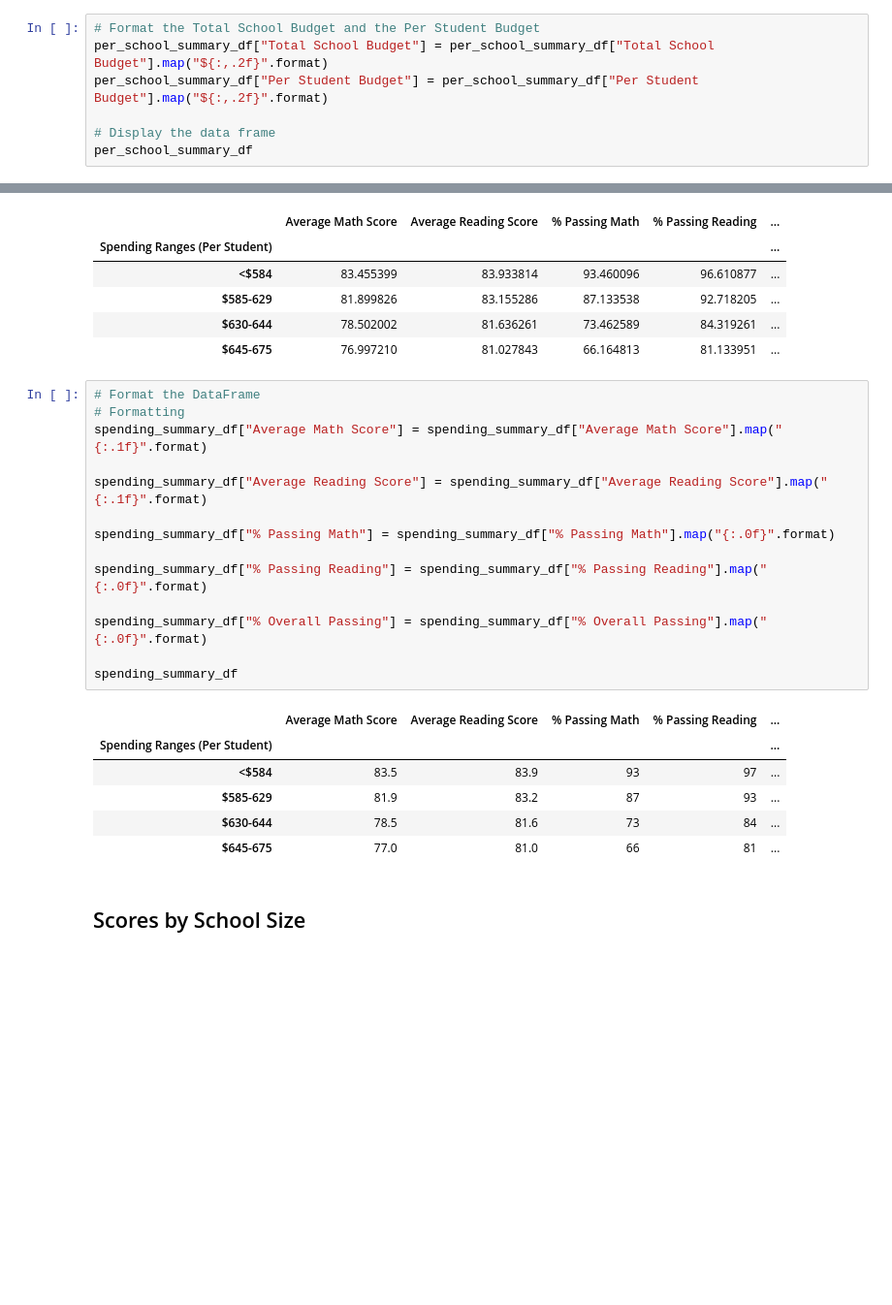
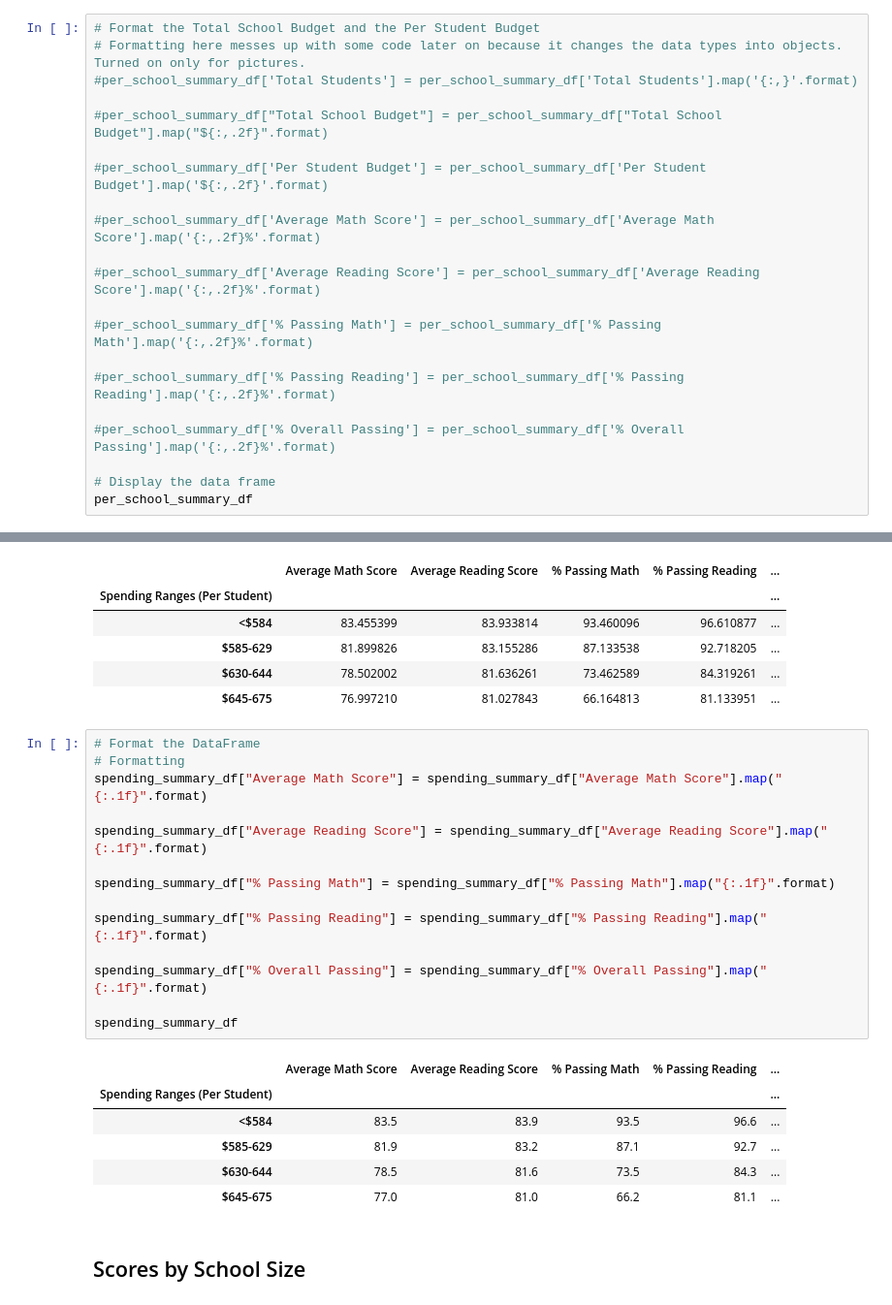
Before and after one commit to dannyvchu/School-District-Analysis, a Jupyter notebook: PyCitySchools_Challenge.ipynb, the cells around one changed output, grey strips where cells are left out. Shown: that part at 97% size. Saved outputs shown, nothing was run; the diff lists cells and outputs as text; blank space fills up the shorter version.

```diff
--- a/PyCitySchools_Challenge.ipynb
+++ b/PyCitySchools_Challenge.ipynb
@@ -206,8 +206,22 @@ per_school_summary_df = pd.DataFrame({
 # per_school_summary_df.head()
 # %%
 # Format the Total School Budget and the Per Student Budget
-per_school_summary_df["Total School Budget"] = per_school_summary_df["Total School Budget"].map("${:,.2f}".format)
-per_school_summary_df["Per Student Budget"] = per_school_summary_df["Per Student Budget"].map("${:,.2f}".format)
+# Formatting here messes up with some code later on because it changes the data types into objects. Turned on only for pictures.
+#per_school_summary_df['Total Students'] = per_school_summary_df['Total Students'].map('{:,}'.format)
+
+#per_school_summary_df["Total School Budget"] = per_school_summary_df["Total School Budget"].map("${:,.2f}".format)
+
+#per_school_summary_df['Per Student Budget'] = per_school_summary_df['Per Student Budget'].map('${:,.2f}'.format)
+
+#per_school_summary_df['Average Math Score'] = per_school_summary_df['Average Math Score'].map('{:,.2f}%'.format)
+
+#per_school_summary_df['Average Reading Score'] = per_school_summary_df['Average Reading Score'].map('{:,.2f}%'.format)
+
+#per_school_summary_df['% Passing Math'] = per_school_summary_df['% Passing Math'].map('{:,.2f}%'.format)
+
+#per_school_summary_df['% Passing Reading'] = per_school_summary_df['% Passing Reading'].map('{:,.2f}%'.format)
+
+#per_school_summary_df['% Overall Passing'] = per_school_summary_df['% Overall Passing'].map('{:,.2f}%'.format)
 
 # Display the data frame
 per_school_summary_df
@@ -495,24 +501,24 @@ spending_summary_df
 # %%
 # Format the DataFrame
 # Formatting
 spending_summary_df["Average Math Score"] = spending_summary_df["Average Math Score"].map("{:.1f}".format)
 
 spending_summary_df["Average Reading Score"] = spending_summary_df["Average Reading Score"].map("{:.1f}".format)
 
-spending_summary_df["% Passing Math"] = spending_summary_df["% Passing Math"].map("{:.0f}".format)
+spending_summary_df["% Passing Math"] = spending_summary_df["% Passing Math"].map("{:.1f}".format)
 
-spending_summary_df["% Passing Reading"] = spending_summary_df["% Passing Reading"].map("{:.0f}".format)
+spending_summary_df["% Passing Reading"] = spending_summary_df["% Passing Reading"].map("{:.1f}".format)
 
-spending_summary_df["% Overall Passing"] = spending_summary_df["% Overall Passing"].map("{:.0f}".format)
+spending_summary_df["% Overall Passing"] = spending_summary_df["% Overall Passing"].map("{:.1f}".format)
 
 spending_summary_df
 # %% [output]
 |  | Average Math Score | Average Reading Score | % Passing Math | % Passing Reading | ... |
 | Spending Ranges (Per Student) |  |  |  |  | ... |
-| <$584 | 83.5 | 83.9 | 93 | 97 | ... |
-| $585-629 | 81.9 | 83.2 | 87 | 93 | ... |
-| $630-644 | 78.5 | 81.6 | 73 | 84 | ... |
-| $645-675 | 77.0 | 81.0 | 66 | 81 | ... |
+| <$584 | 83.5 | 83.9 | 93.5 | 96.6 | ... |
+| $585-629 | 81.9 | 83.2 | 87.1 | 92.7 | ... |
+| $630-644 | 78.5 | 81.6 | 73.5 | 84.3 | ... |
+| $645-675 | 77.0 | 81.0 | 66.2 | 81.1 | ... |
 # %% [markdown]
 ## Scores by School Size
 # %%
```
Also changed, not shown: parts of 19 cells of this notebook, 12 other files.
